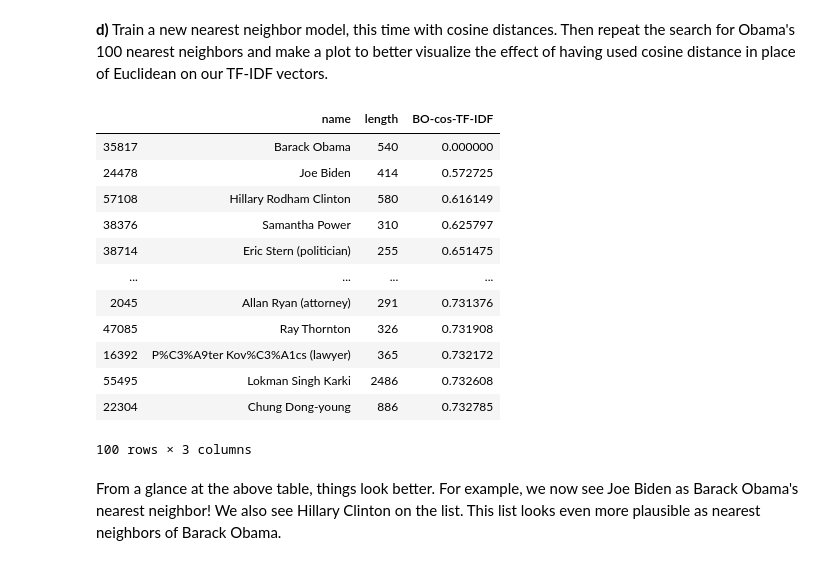
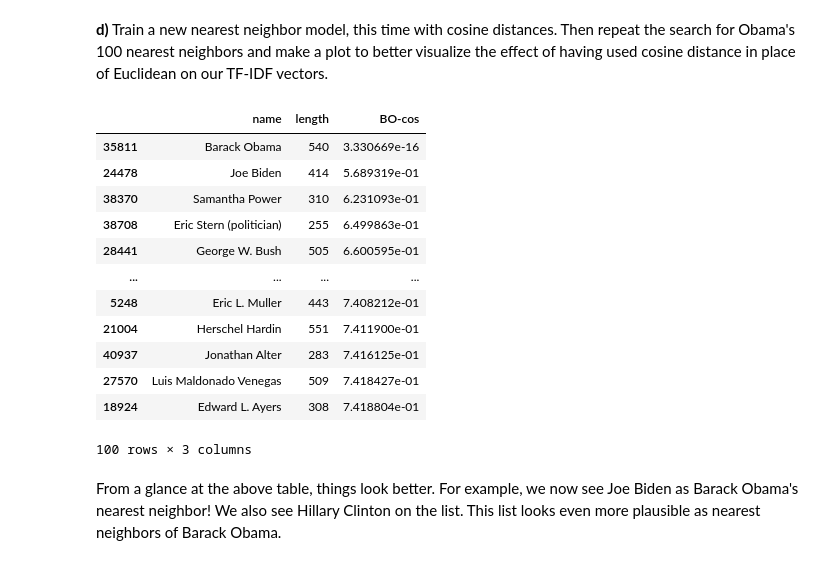
Before and after one commit to Axan18/Introduction-to-data-analytics, a Jupyter notebook: Assignment4/Assignment_4_without_code.ipynb, the cells around one changed output. Drawn from its saved outputs; the diff is of its cells as text; code cells hidden in the pictures.

```diff
--- a/Assignment4/Assignment_4_without_code.ipynb
+++ b/Assignment4/Assignment_4_without_code.ipynb
@@ -371,22 +375,25 @@ $$
 Cosine distances let us compare word distributions of two articles of varying lengths.
 # %% [markdown]
 **d)** Train a new nearest neighbor model, this time with cosine distances.  Then repeat the search for Obama's 100 nearest neighbors and make a plot to better visualize the effect of having used cosine distance in place of Euclidean on our TF-IDF vectors.
-# %%
-# Your code goes here
-nearest_neighbors_cosine
-# %% [output]
-|  | name | length | BO-cos-TF-IDF |
-| 35817 | Barack Obama | 540 | 0.000000 |
-| 24478 | Joe Biden | 414 | 0.572725 |
-| 57108 | Hillary Rodham Clinton | 580 | 0.616149 |
-| 38376 | Samantha Power | 310 | 0.625797 |
-| 38714 | Eric Stern (politician) | 255 | 0.651475 |
-| ... | ... | ... | ... |
-| 2045 | Allan Ryan (attorney) | 291 | 0.731376 |
-| 47085 | Ray Thornton | 326 | 0.731908 |
-| 16392 | P%C3%A9ter Kov%C3%A1cs (lawyer) | 365 | 0.732172 |
-| 55495 | Lokman Singh Karki | 2486 | 0.732608 |
-| 22304 | Chung Dong-young | 886 | 0.732785 |
-100 rows × 3 columns
+# %%
+# Your code goes here
+dist = pairwise_distances(TFIDFmatrix, TFIDFmatrix[wiki[wiki['name'] == 'Barack Obama'].index[0]], metric='cosine')
+wiki['BO-cos'] = dist
+nearest_neighbors_cosine = wiki.sort_values(by='BO-cos',ascending=True)[0:100][['name', 'length', 'BO-cos']]
+nearest_neighbors_cosine
+# %% [output]
+|  | name | length | BO-cos |
+| 35811 | Barack Obama | 540 | 3.330669e-16 |
+| 24478 | Joe Biden | 414 | 5.689319e-01 |
+| 38370 | Samantha Power | 310 | 6.231093e-01 |
+| 38708 | Eric Stern (politician) | 255 | 6.499863e-01 |
+| 28441 | George W. Bush | 505 | 6.600595e-01 |
+| ... | ... | ... | ... |
+| 5248 | Eric L. Muller | 443 | 7.408212e-01 |
+| 21004 | Herschel Hardin | 551 | 7.411900e-01 |
+| 40937 | Jonathan Alter | 283 | 7.416125e-01 |
+| 27570 | Luis Maldonado Venegas | 509 | 7.418427e-01 |
+| 18924 | Edward L. Ayers | 308 | 7.418804e-01 |
+100 rows × 3 columns
 # %% [markdown]
 From a glance at the above table, things look better.  For example, we now see Joe Biden as Barack Obama's nearest neighbor!  We also see Hillary Clinton on the list.  This list looks even more plausible as nearest neighbors of Barack Obama.
```
Also changed, not shown: parts of 15 cells of this notebook, 1 other file.
